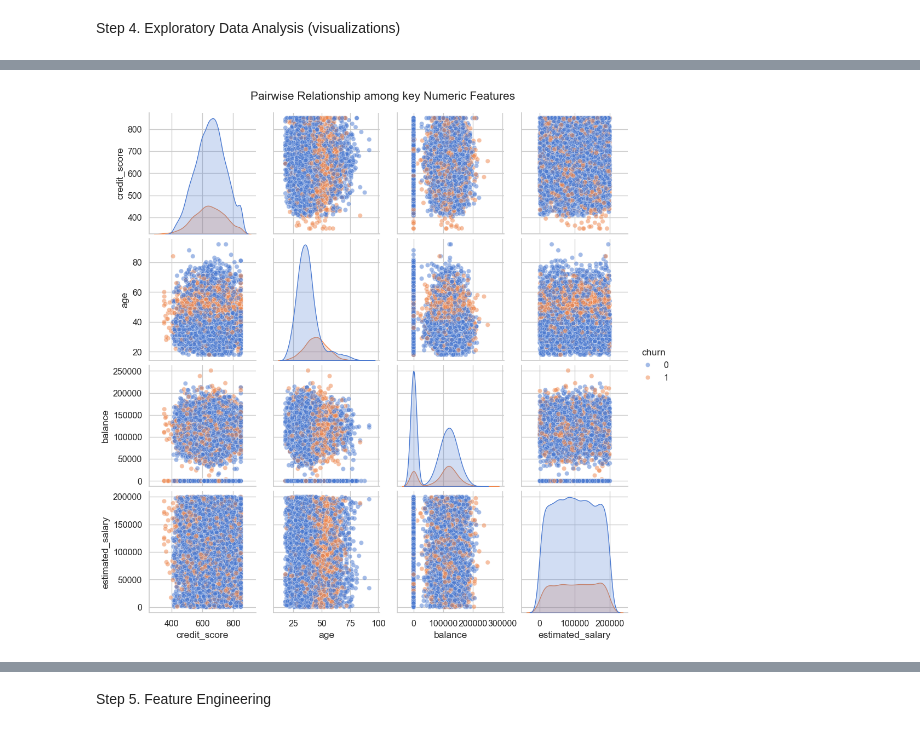
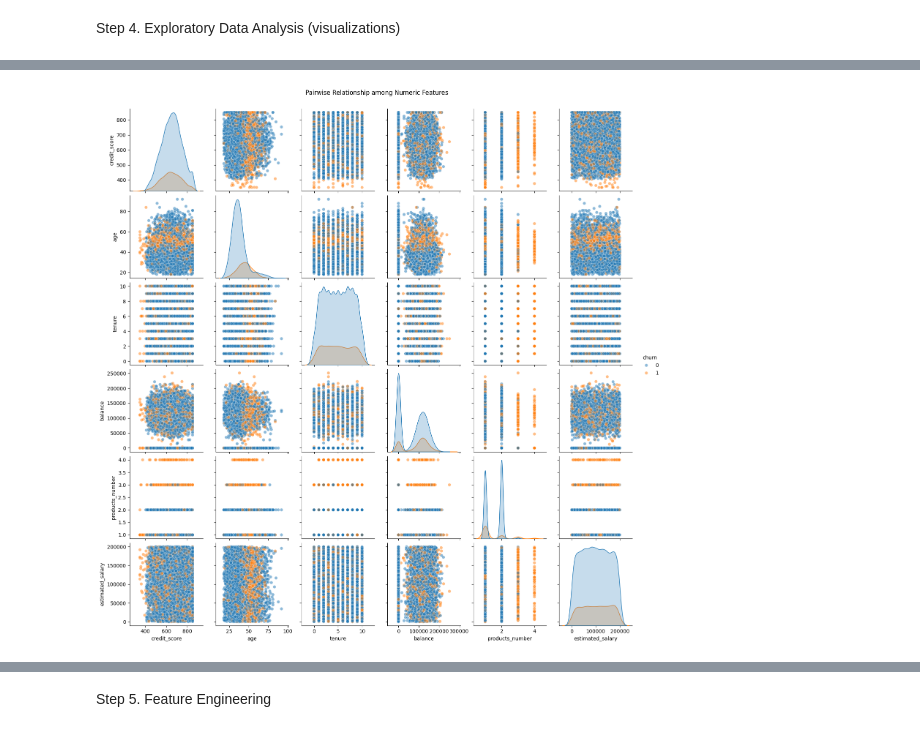
Before and after one commit to JanviPrajapati0210/Customer-Churn-Prediction, a Jupyter notebook: notebooks/eda.ipynb, the cells around one changed output, grey strips where cells are left out. Saved outputs shown, nothing was run; the diff lists cells and outputs as text; code cells hidden in the pictures.

```diff
--- a/notebooks/eda.ipynb
+++ b/notebooks/eda.ipynb
@@ -114,11 +114,11 @@ for cols in nums_cols:
 # %%
 # Pair plot
-sns.pairplot(df,vars=['credit_score','age','balance','estimated_salary'],hue='churn',diag_kind='kde',plot_kws={'alpha':0.5})
-plt.suptitle('Pairwise Relationship among key Numeric Features',y=1.02)
-plt.savefig(f"../reports/pairplot_churn_distribution.png")
+sns.pairplot(df,vars=['credit_score','age','tenure','balance','products_number','estimated_salary'],hue='churn',diag_kind='kde',plot_kws={'alpha':0.5})
+plt.suptitle('Pairwise Relationship among Numeric Features',y=1.02)
+plt.savefig("../reports/pairplot_churn_distribution.png")
 plt.show()
 # %% [output]
-[figure, old version]
+[figure, new version]
 # %%
 # Violin plots
 sns.violinplot(x='churn', y='age', data=df)
```
Also changed, not shown: parts of 23 cells of this notebook.
